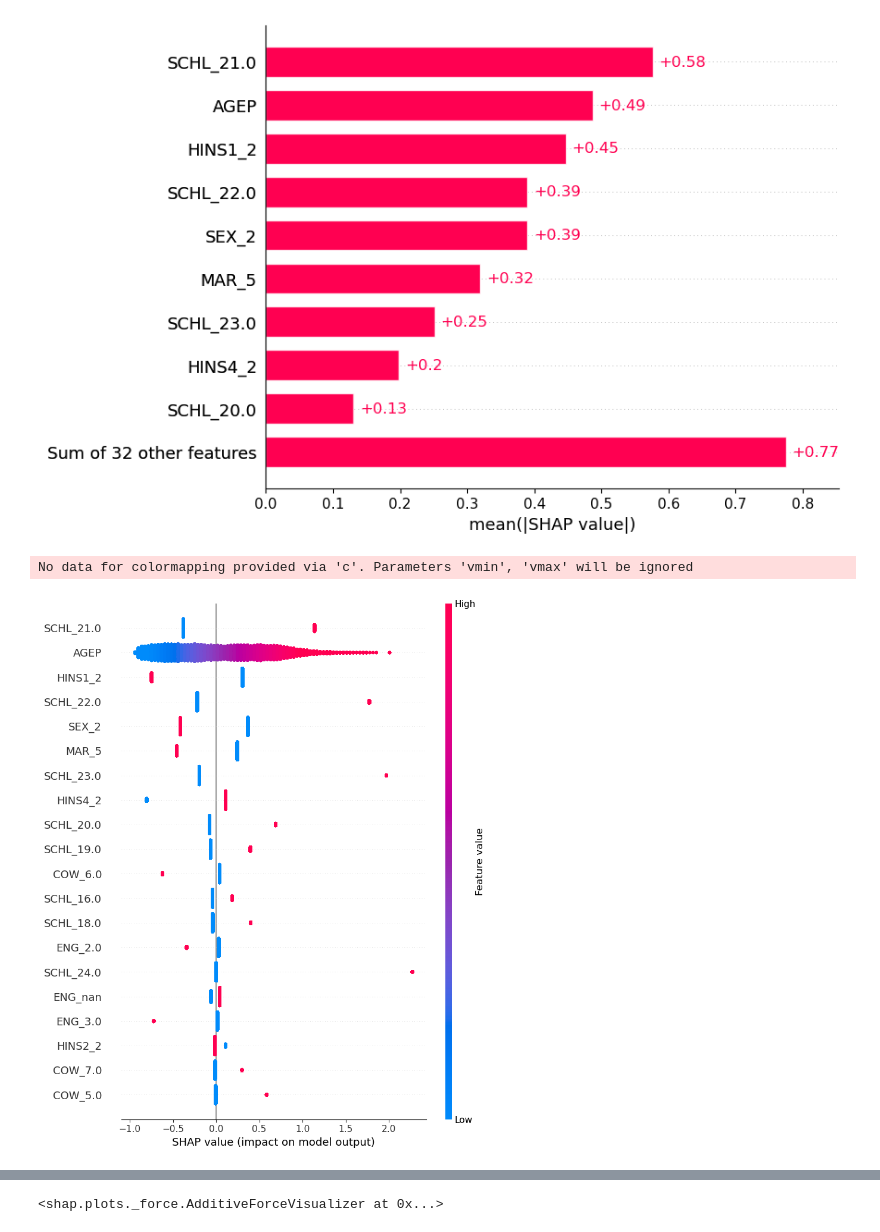
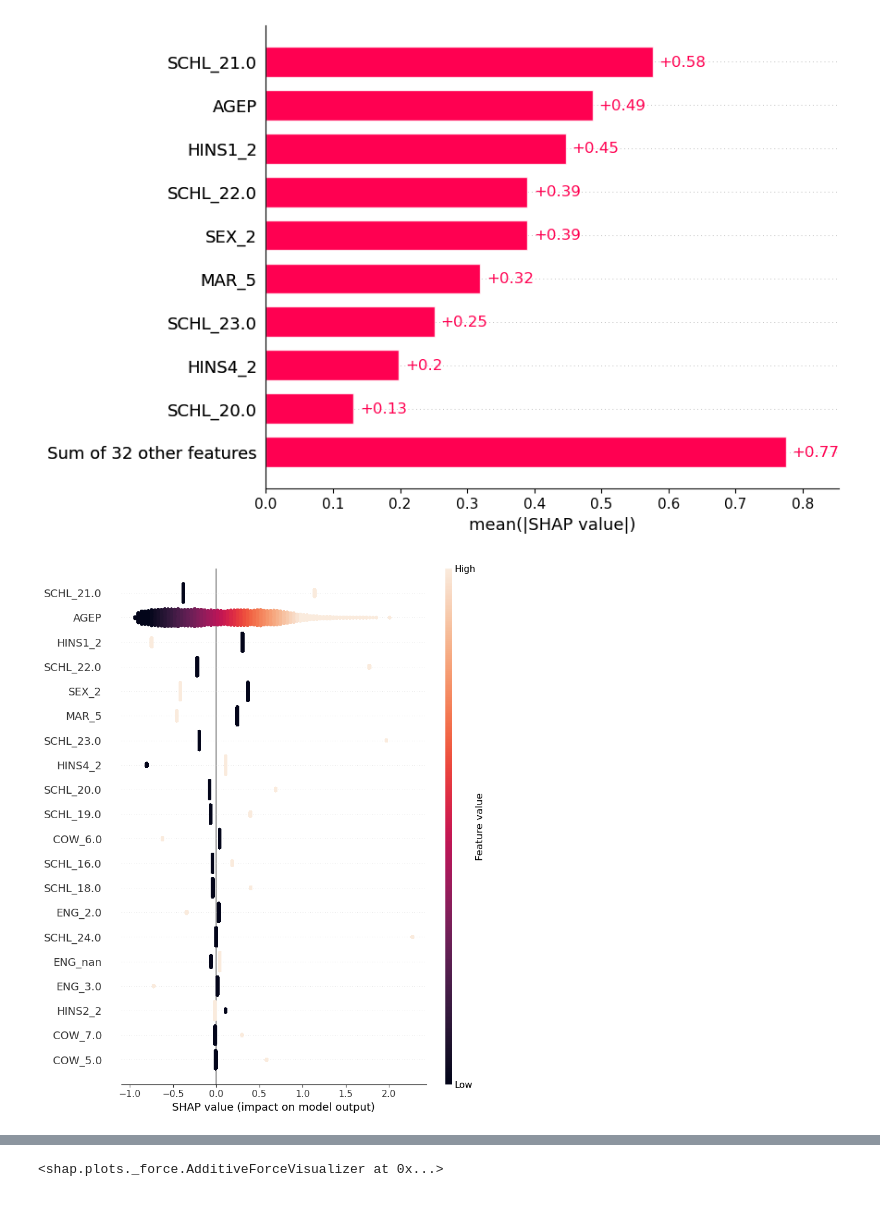
Before and after one commit to AlteaF/Algorithmic_Fairness_2025, a Jupyter notebook: ex4/afae24-exercise4.ipynb, the cells around one changed output, grey strips where cells are left out. Cells and saved outputs as stored; diff of their text form; code cells hidden in the pictures.

```diff
--- a/ex4/afae24-exercise4.ipynb
+++ b/ex4/afae24-exercise4.ipynb
@@ -48,7 +48,7 @@ from sklearn.model_selection import train_test_split
 
 
 data_source = ACSDataSource(survey_year='2018', horizon='1-Year', survey='person')
-acs_data = data_source.get_data(states=["CA"], download=False)
+acs_data = data_source.get_data(states=["CA"], download=True)
 
 feature_names = ['AGEP', # Age
                  "CIT", # Citizenship status
@@ -130,7 +130,6 @@ shap.plots.bar(shap_values)
 # %%
 
 # 1. Summary plot
-shap.summary_plot(shap_values, X_test)
+shap.summary_plot(shap_values, X_test, cmap="rocket")
 # %% [output]
-No data for colormapping provided via 'c'. Parameters 'vmin', 'vmax' will be ignored
-[figure, old version]
+[figure, new version]
```
Also changed, not shown: parts of 7 cells of this notebook, 1 other file.
